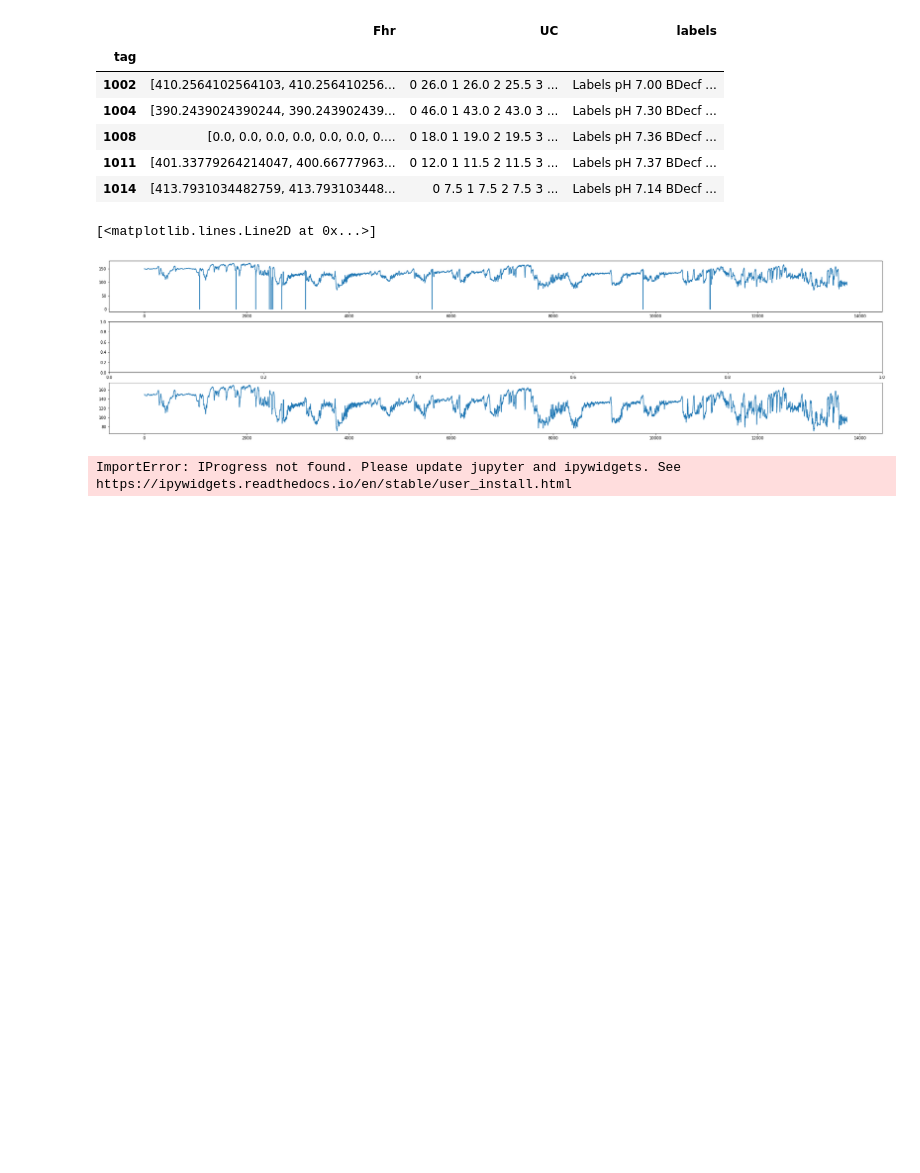
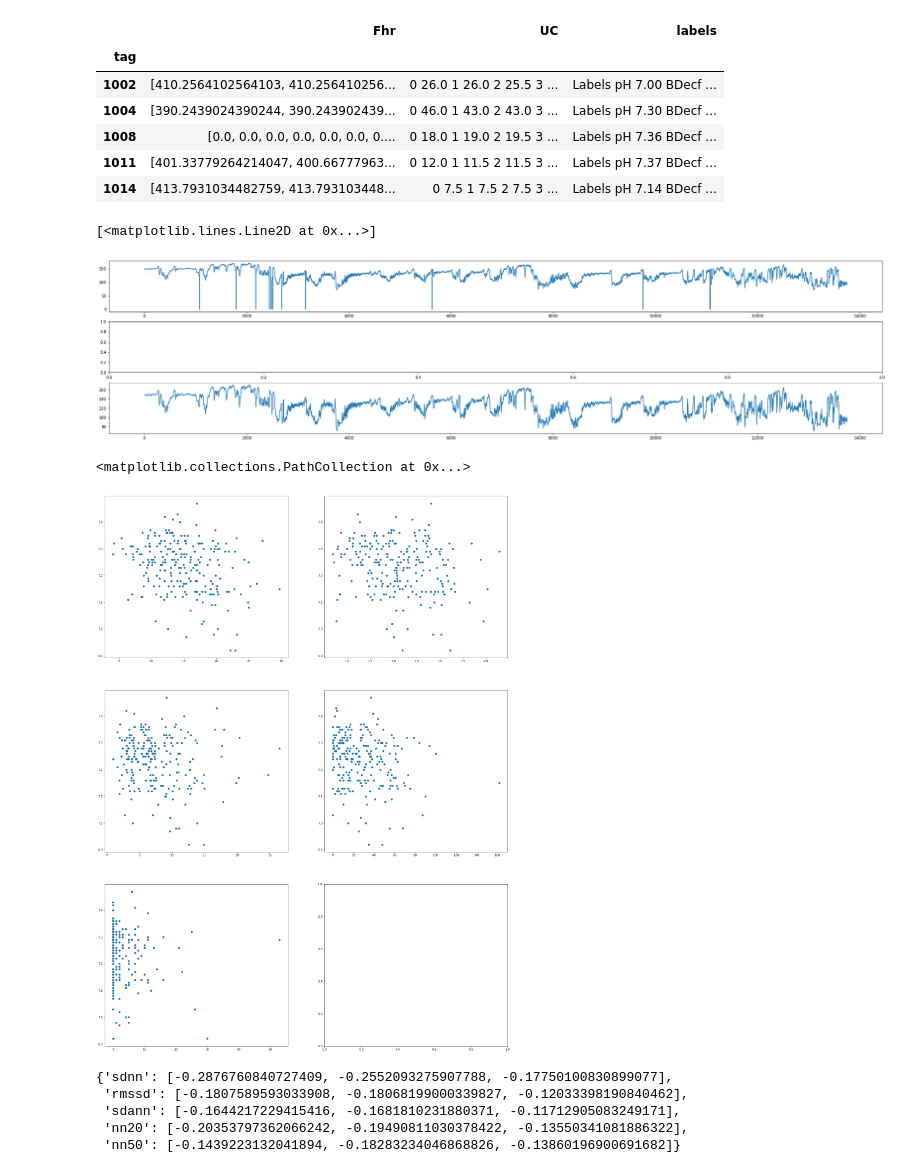
Before and after one commit to igeor/Cardiotocographic-Signal-Classification-based-on-Heart-Rate-Variability, a Jupyter notebook: analysis_2.ipynb, the cells around one changed output. Cells and saved outputs as stored; diff of their text form; code cells hidden in the pictures; blank space fills up the shorter version.

Commit message:
splitted stages didnt work well - analysis_2.ipynb

```diff
--- a/analysis_2.ipynb
+++ b/analysis_2.ipynb
@@ -279,15 +279,68 @@ def compute_hrv(df_input):
 
     for row_i, fhr in tqdm(df['Fhr'].iteritems(), total=df.shape[0]):
 
-        df.loc[row_i]['HRV_res']['sdnn'] = td.sdnn(np.array(df.loc[row_i]['Fhr']))
-        df.loc[row_i]['HRV_res']['rmssd'] = td.rmssd(np.array(df.loc[row_i]['Fhr']))
-        df.loc[row_i]['HRV_res']['sdann'] = td.sdann(np.array(df.loc[row_i]['Fhr']))
-        df.loc[row_i]['HRV_res']['nn20'] = td.nn20(np.array(df.loc[row_i]['Fhr']))
-        df.loc[row_i]['HRV_res']['nn50'] = td.nn50(np.array(df.loc[row_i]['Fhr']))
+        if(len(df.loc[row_i]['Fhr']) > 1):
+            df.loc[row_i]['HRV_res']['sdnn'] = td.sdnn(np.array(df.loc[row_i]['Fhr']))
+            df.loc[row_i]['HRV_res']['rmssd'] = td.rmssd(np.array(df.loc[row_i]['Fhr']))
+            df.loc[row_i]['HRV_res']['sdann'] = td.sdann(np.array(df.loc[row_i]['Fhr']))
+            df.loc[row_i]['HRV_res']['nn20'] = td.nn20(np.array(df.loc[row_i]['Fhr']))
+            df.loc[row_i]['HRV_res']['nn50'] = td.nn50(np.array(df.loc[row_i]['Fhr']))
+        else:
+            df.loc[row_i]['HRV_res']['sdnn'] = [0]
+            df.loc[row_i]['HRV_res']['rmssd'] = [0]
+            df.loc[row_i]['HRV_res']['sdann'] = [0]
+            df.loc[row_i]['HRV_res']['nn20'] = [0]
+            df.loc[row_i]['HRV_res']['nn50'] = [0]
 
     return df
 
 df5s1 = compute_hrv(df4s1)
 df5s2 = compute_hrv(df4s2)
-# %% [output]
-ImportError: IProgress not found. Please update jupyter and ipywidgets. See https://ipywidgets.readthedocs.io/en/stable/user_install.html
+# %%
+'''
+* 1st stage
+'''
+fig,ax = plt.subplots(3,2, figsize=(25,35))
+ax[0][0].scatter([hrv_val['sdnn'][0] for _, hrv_val in df5s1['HRV_res'].iteritems()] , [hrv_val['pH'] for _, hrv_val in df5s1['labels'].iteritems()])
+ax[0][1].scatter([hrv_val['rmssd'][0] for _, hrv_val in df5s1['HRV_res'].iteritems()] , [hrv_val['pH'] for _, hrv_val in df5s1['labels'].iteritems()])
+ax[1][0].scatter([hrv_val['sdann'][0] for _, hrv_val in df5s1['HRV_res'].iteritems()] , [hrv_val['pH'] for _, hrv_val in df5s1['labels'].iteritems()])
+ax[1][1].scatter([hrv_val['nn20'][0] for _, hrv_val in df5s1['HRV_res'].iteritems()] , [hrv_val['pH'] for _, hrv_val in df5s1['labels'].iteritems()])
+ax[2][0].scatter([hrv_val['nn50'][0] for _, hrv_val in df5s1['HRV_res'].iteritems()] , [hrv_val['pH'] for _, hrv_val in df5s1['labels'].iteritems()])
+
+# for row_i, hrv_val in df5['HRV_res'].iteritems():
+#     print(row_i, hrv_val['sdnn'][0] )
+# %% [output]
+<matplotlib.collections.PathCollection at 0x...>
+[figure, added]
+# %%
+from scipy.stats import pearsonr, spearmanr, kendalltau
+results = {'sdnn': [], 'rmssd': [], 'sdann': [], 'nn20': [], 'nn50': []}
+
+
+for method_name in results.keys():
+    results[method_name].append(
+        pearsonr(
+            [hrv_val[method_name][0] for _, hrv_val in df5s1['HRV_res'].iteritems()] ,
+            [hrv_val['pH'] for _, hrv_val in df5s1['labels'].iteritems()]
+        )[0]
+    )
+    results[method_name].append(
+        spearmanr(
+            [hrv_val[method_name][0] for _, hrv_val in df5s1['HRV_res'].iteritems()] ,
+            [hrv_val['pH'] for _, hrv_val in df5s1['labels'].iteritems()]
+        )[0]
+    )
+    results[method_name].append(
+        kendalltau(
+            [hrv_val[method_name][0] for _, hrv_val in df5s1['HRV_res'].iteritems()] ,
+            [hrv_val['pH'] for _, hrv_val in df5s1['labels'].iteritems()]
+        )[0]
+    )
+
+results
+# %% [output]
+{'sdnn': [-0.2876760840727409, -0.2552093275907788, -0.17750100830899077],
+ 'rmssd': [-0.1807589593033908, -0.18068199000339827, -0.12033398190840462],
+ 'sdann': [-0.1644217229415416, -0.1681810231880371, -0.11712905083249171],
+ 'nn20': [-0.20353797362066242, -0.19490811030378422, -0.13550341081886322],
+ 'nn50': [-0.1439223132041894, -0.18283234046868826, -0.13860196900691682]}
```
Also changed, not shown: 2 other files.
